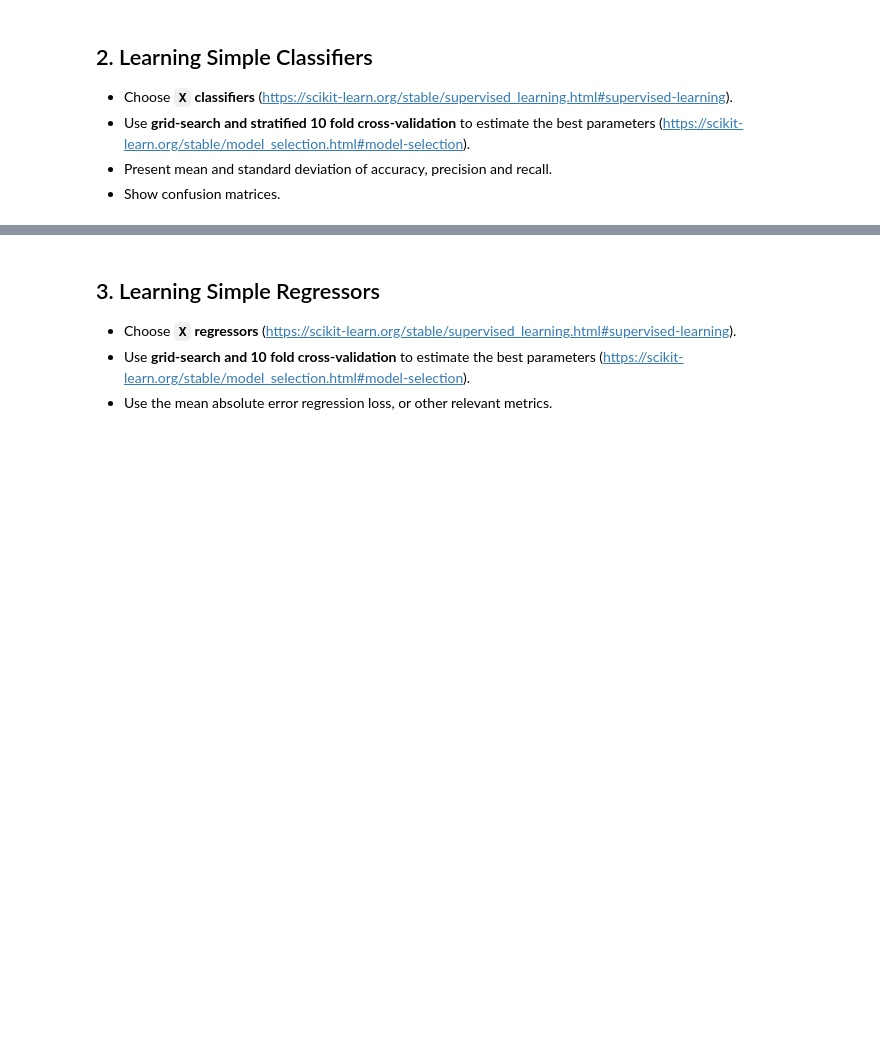
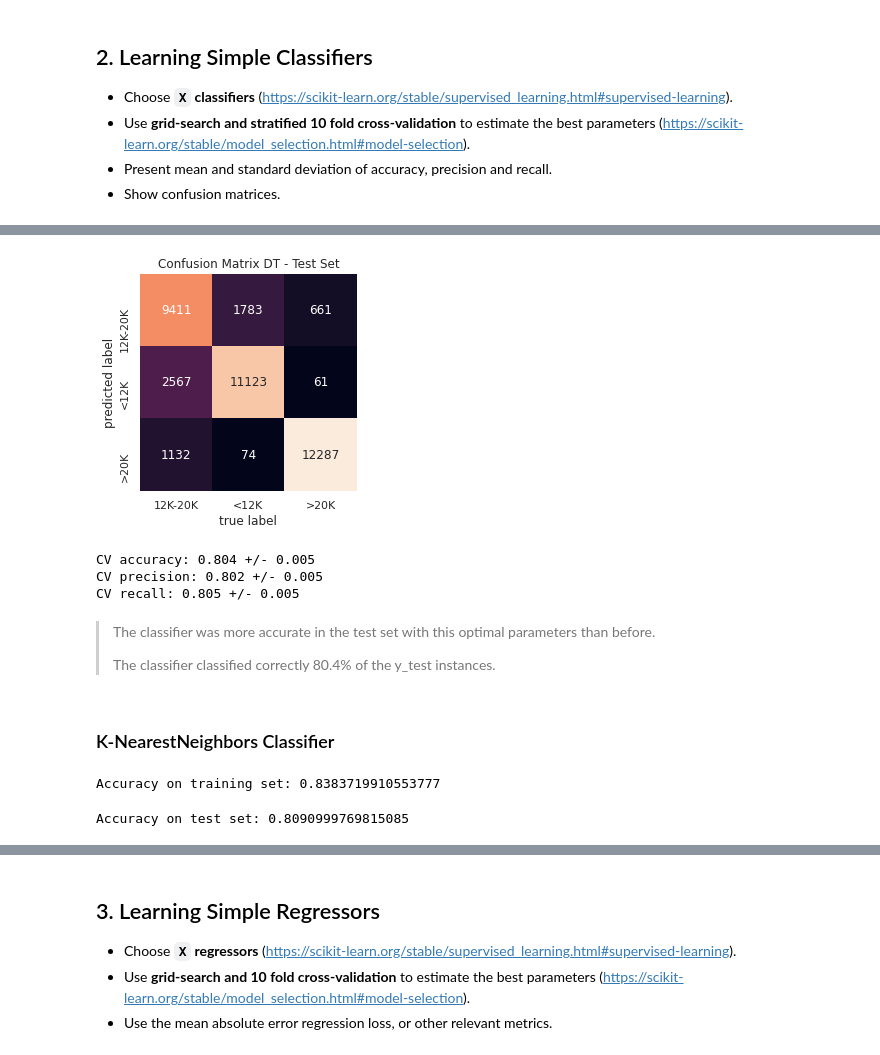
Before and after one commit to flpsantos3/PD_part3, a Jupyter notebook: PD03_P3.ipynb, the cells around one changed output, grey strips where cells are left out. Drawn from its saved outputs; the diff is of its cells as text; code cells hidden in the pictures; blank space fills up the shorter version.

```diff
--- a/PD03_P3.ipynb
+++ b/PD03_P3.ipynb
@@ -453,0 +508,14 @@ There are 100000 rows and 14 features in the regression dataset.
+# %%
+tree_para = {'criterion':['gini','entropy'],
+             'max_depth':[4,5,6,7,8,9,10,11,12,15,20,30,40,50,70,90,120,150]}
+
+gs_dtr = GridSearchCV(estimator=tree.DecisionTreeClassifier(),
+                  param_grid=tree_para,
+                  cv=10,
+                  n_jobs=-1
+                  ,verbose=2
+                  )
+
+gs_dtr.fit(X_train_scaled, y_train)
+print(gs_dtr.best_score_)
+print(gs_dtr.best_params_)
@@ -453,0 +530,56 @@ There are 100000 rows and 14 features in the regression dataset.
+# %%
+gs_tree = tree.DecisionTreeClassifier(criterion = 'entropy', max_depth =20)
+gs_tree = gs_tree.fit(X_train_scaled, y_train)
+
+cm_test = confusion_matrix(y_test, gs_y_test_pred)
+
+sns.heatmap(cm_test.T, square=True, annot=True, fmt='d', cbar=False,
+            xticklabels= np.unique(y_test),
+            yticklabels= np.unique(gs_y_test_pred))
+plt.xlabel('true label')
+plt.ylabel('predicted label');
+plt.title('Confusion Matrix DT - Test Set')
+plt.show()
+# %% [output]
+[figure, added]
+# %%
+from sklearn.model_selection import cross_validate, cross_val_score
+model = tree.DecisionTreeClassifier(criterion = 'entropy', max_depth =20)
+
+scoring=['accuracy', 'precision_macro', 'recall_macro']
+
+scores = cross_validate(model, X_test_scaled, y_test,
+                         scoring=scoring, cv=10, n_jobs=-1)
+
+print('CV accuracy: %.3f +/- %.3f' % (np.mean(scores['test_accuracy']),
+                                      np.std(scores['test_accuracy'])))
+print('CV precision: %.3f +/- %.3f' % (np.mean(scores['test_precision_macro']),
+                                      np.std(scores['test_precision_macro'])))
+print('CV recall: %.3f +/- %.3f' % (np.mean(scores['test_recall_macro']),
+                                      np.std(scores['test_recall_macro'])))
+# %% [output]
+CV accuracy: 0.804 +/- 0.005
+CV precision: 0.802 +/- 0.005
+CV recall: 0.805 +/- 0.005
+# %% [markdown]
+> The classifier was more accurate in the test set with this optimal parameters than before.
+>
+> The classifier classified correctly 80.4% of the y_test instances.
+# %% [markdown]
+### K-NearestNeighbors Classifier
+# %%
+#Classifier KNN
+from sklearn import neighbors
+
+knn = neighbors.KNeighborsClassifier(n_neighbors=10)
+knn = knn.fit(X_train_scaled, y_train)
+print("Accuracy on training set:",  knn.score(X_train_scaled, y_train))
+# %% [output]
+Accuracy on training set: 0.8383719910553777
+# %%
+y_test_pred_knn = knn.predict(X_test_scaled)
+y_test_pred_knn
+
+print("Accuracy on test set:",  knn.score(X_test_scaled, y_test))
+# %% [output]
+Accuracy on test set: 0.8090999769815085
```
Also changed, not shown: parts of 75 cells of this notebook.
